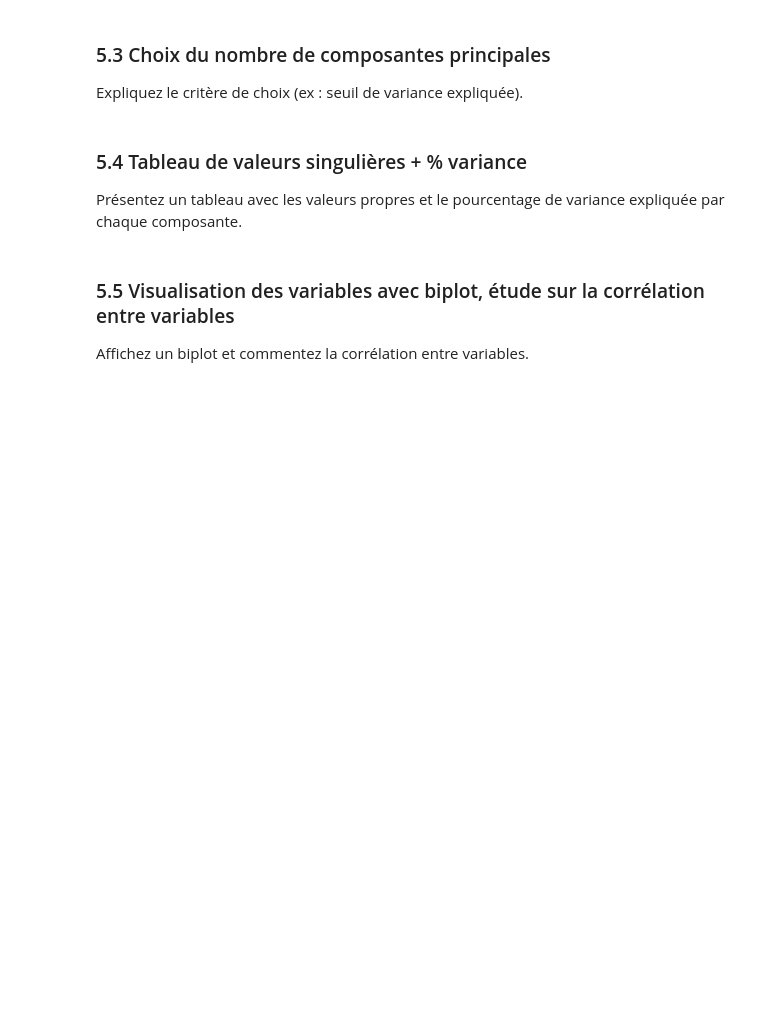
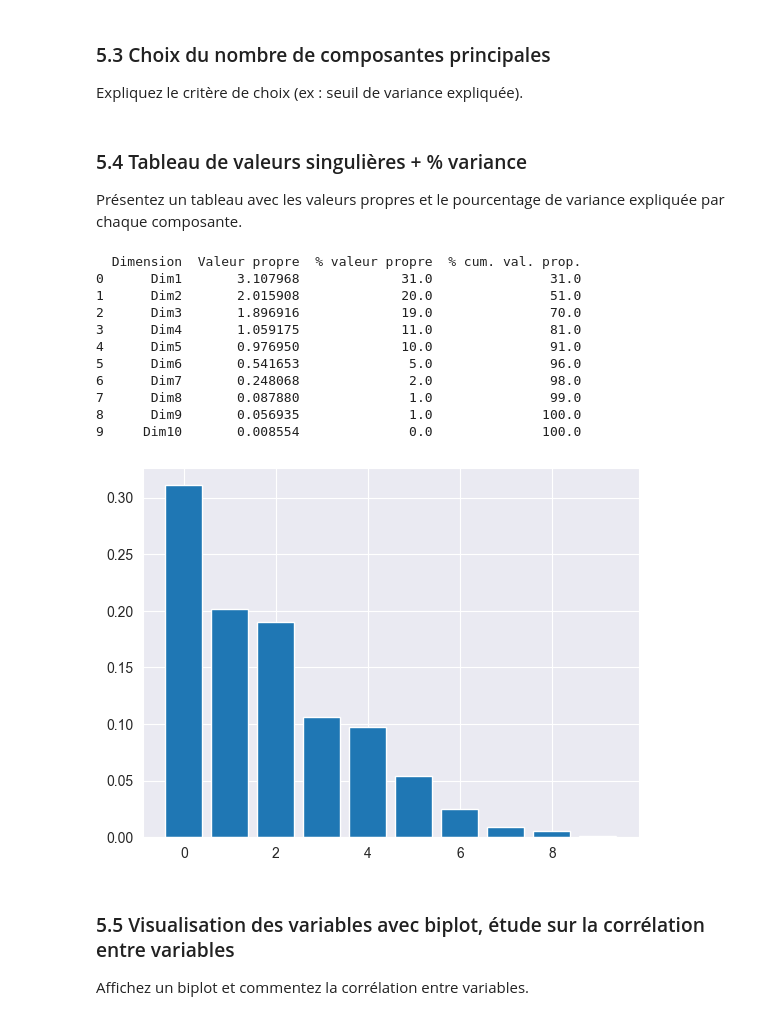
Before and after one commit to Arcthuruss/Glue-factory-analysis, a Jupyter notebook: Glue-Factory-Analysis.ipynb, the cells around one changed output. Drawn from its saved outputs; the diff is of its cells as text; code cells hidden in the pictures; blank space fills up the shorter version.

```diff
--- a/Glue-Factory-Analysis.ipynb
+++ b/Glue-Factory-Analysis.ipynb
@@ -171,10 +172,33 @@ third_corner_position = df.iloc[:, 12].values
 fourth_corner_position = df.iloc[:, 13].values
 win_odds = df.iloc[:, 14].values
 win_fav = df.iloc[:, 15].values
+time = time_str_to_ms(df.iloc[:, 11].values)
+
+values = np.stack(
+    (
+        distance,
+        final_position,
+        bracket_number,
+        post_position,
+        age,
+        third_corner_position,
+        fourth_corner_position,
+        win_odds,
+        win_fav,
+        time
+    ),
+    axis=1
+)
+
+scaler = StandardScaler()
+scaler.fit(values)
+values_scaled = scaler.transform(values)
+# values_scaled = values
 # %% [markdown]
 ### 5.2 Entraînement du modèle
 
 Effectuez une ACP (Analyse en Composantes Principales) sur les données standardisées.
 # %%
-pca = PCA(n_components=2)
-print(pca.fit_transform(final_position))
+# pca = PCA(n_components=2)
+pca = PCA()
+pca_res = pca.fit_transform(values_scaled)
@@ -188,6 +210,35 @@ Expliquez le critère de choix (ex : seuil de variance expliquée).
 ### 5.4 Tableau de valeurs singulières + % variance
 
 Présentez un tableau avec les valeurs propres et le pourcentage de variance expliquée par chaque composante.
+# %%
+eig = pd.DataFrame ({
+    "Dimension" :
+        ["Dim" + str ( x + 1 ) for x in range (10)],
+    "Valeur propre" : pca.explained_variance_,
+    "% valeur propre" :
+        np.round (pca.explained_variance_ratio_ * 100),
+    "% cum. val. prop." :
+        np.round(np.cumsum(pca.explained_variance_ratio_) * 100)
+})
+print(eig)
+
+y1 = list(pca.explained_variance_ratio_)
+x1 = range(len(y1))
+plt.bar(x1, y1)
+plt.show()
+# %% [output]
+  Dimension  Valeur propre  % valeur propre  % cum. val. prop.
+0      Dim1       3.107968             31.0               31.0
+1      Dim2       2.015908             20.0               51.0
+2      Dim3       1.896916             19.0               70.0
+3      Dim4       1.059175             11.0               81.0
+4      Dim5       0.976950             10.0               91.0
+5      Dim6       0.541653              5.0               96.0
+6      Dim7       0.248068              2.0               98.0
+7      Dim8       0.087880              1.0               99.0
+8      Dim9       0.056935              1.0              100.0
+9     Dim10       0.008554              0.0              100.0
+[figure, added]
 # %% [markdown]
 ### 5.5 Visualisation des variables avec biplot, étude sur la corrélation entre variables
 
```
Also changed, not shown: parts of 8 cells of this notebook, 2 other files.
